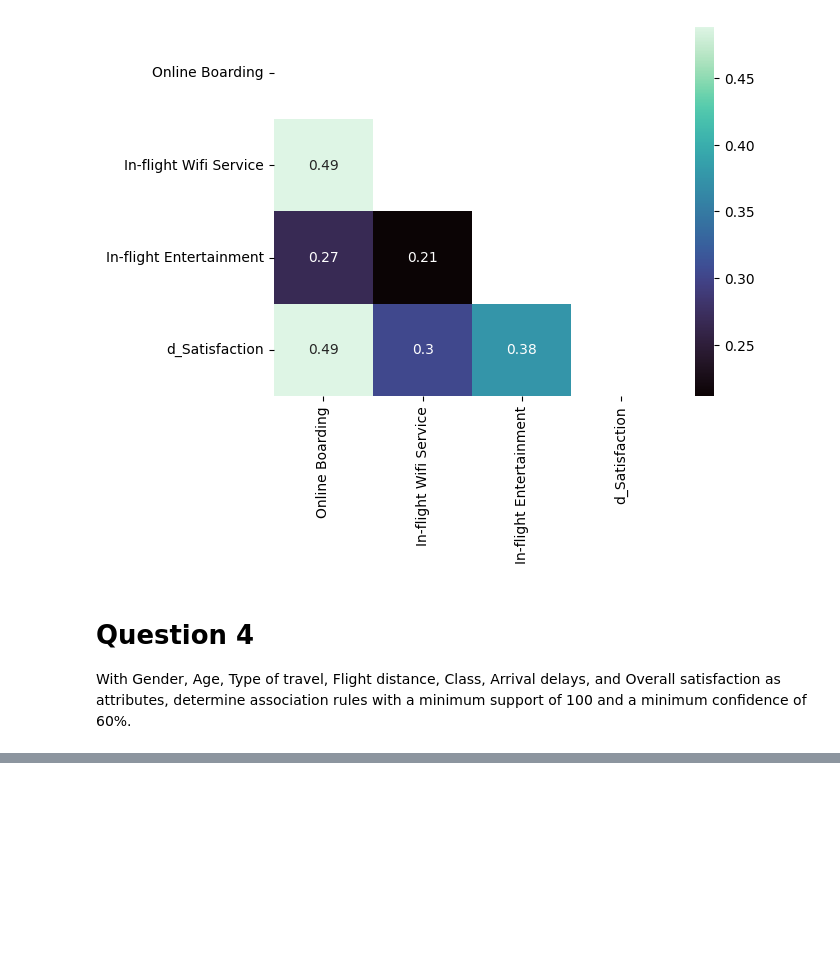
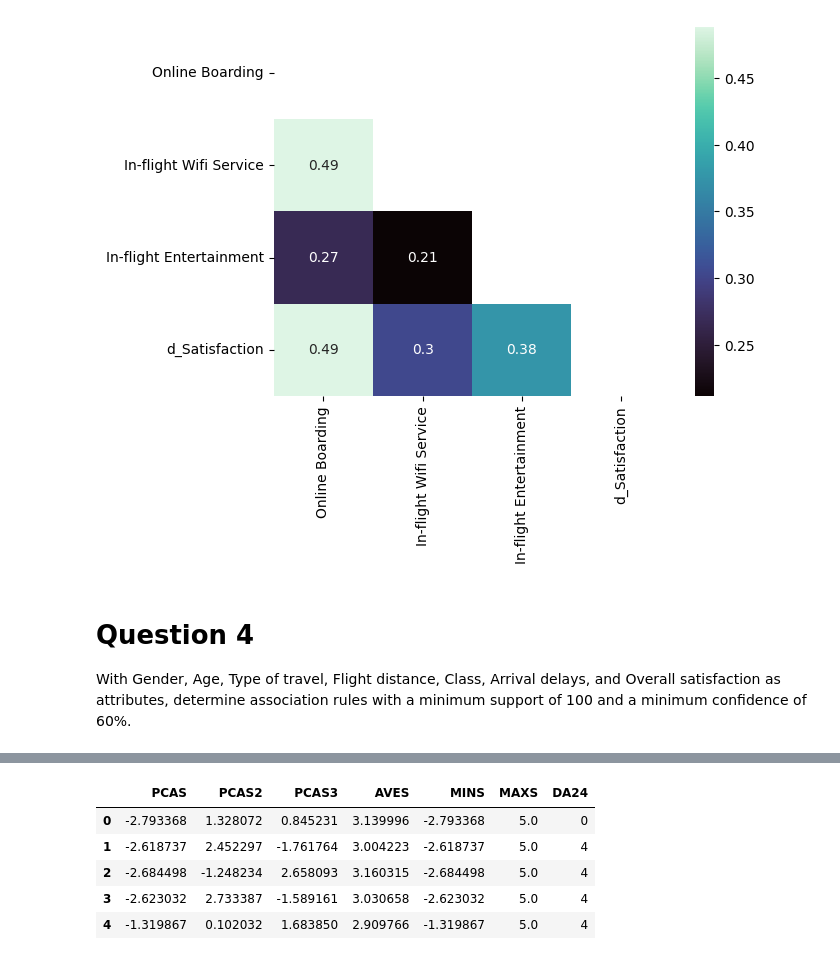
Before and after one commit to chef-danny-d/airline-satisfaction, a Jupyter notebook: project.ipynb, the cells around one changed output, grey strips where cells are left out. Drawn from its saved outputs; the diff is of its cells as text; code cells hidden in the pictures; blank space fills up the shorter version.

```diff
--- a/project.ipynb
+++ b/project.ipynb
@@ -260,0 +363,9 @@ rules.head(20)
+# %%
+pca_data_2.head()
+# %% [output]
+|  | PCAS | PCAS2 | PCAS3 | AVES | MINS | MAXS | DA24 |
+| 0 | -2.793368 | 1.328072 | 0.845231 | 3.139996 | -2.793368 | 5.0 | 0 |
+| 1 | -2.618737 | 2.452297 | -1.761764 | 3.004223 | -2.618737 | 5.0 | 4 |
+| 2 | -2.684498 | -1.248234 | 2.658093 | 3.160315 | -2.684498 | 5.0 | 4 |
+| 3 | -2.623032 | 2.733387 | -1.589161 | 3.030658 | -2.623032 | 5.0 | 4 |
+| 4 | -1.319867 | 0.102032 | 1.683850 | 2.909766 | -1.319867 | 5.0 | 4 |
```
Also changed, not shown: parts of 14 cells of this notebook, 2 other files.
